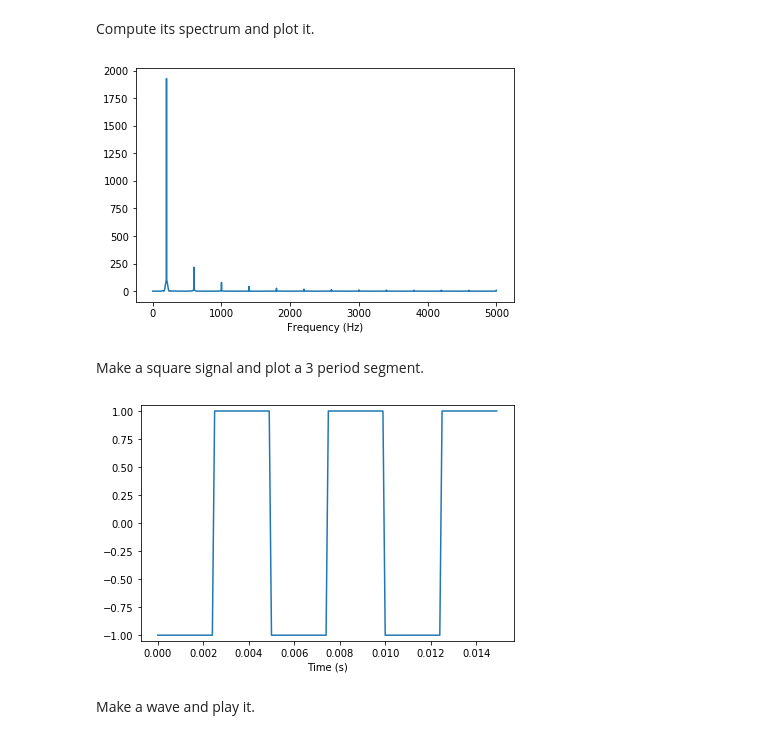
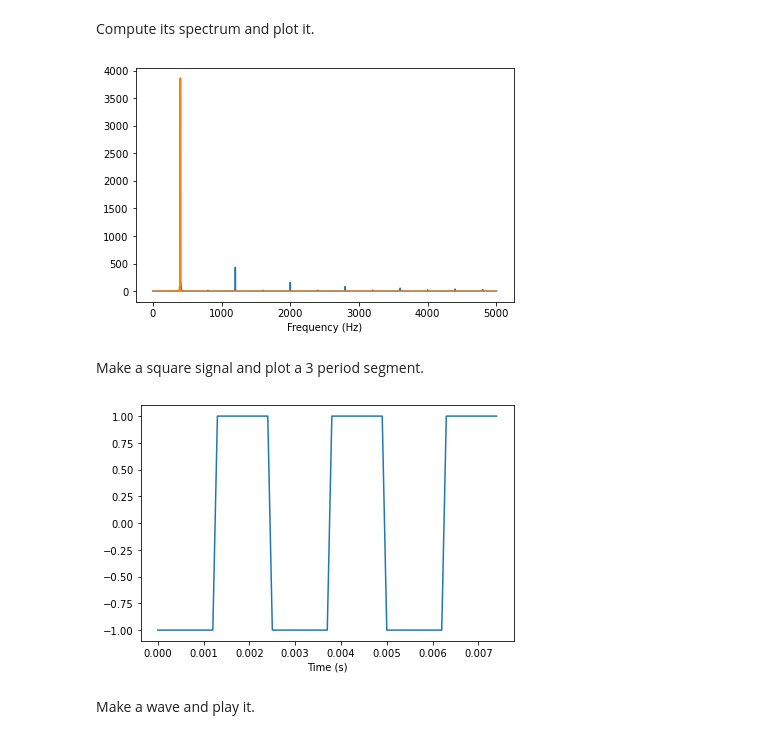
Before and after one commit to surbhit21/ThinkDSP, a Jupyter notebook: code/chap02.ipynb, the cells around one changed output. Cells and saved outputs as stored; diff of their text form; code cells hidden in the pictures.

```diff
--- a/code/chap02.ipynb
+++ b/code/chap02.ipynb
@@ -42,20 +42,23 @@ Compute its spectrum and plot it.
 spectrum = wave.make_spectrum()
 spectrum.plot()
 decorate(xlabel='Frequency (Hz)')
+
+spectrum.low_pass(400)
+spectrum.plot()
 # %% [output]
-[figure, old version]
+[figure, new version]
 # %% [markdown]
 Make a square signal and plot a 3 period segment.
 # %%
 from thinkdsp import SquareSignal
 
-signal = SquareSignal(200)
+signal = SquareSignal(400)
 duration = signal.period*3
 segment = signal.make_wave(duration, framerate=10000)
 segment.plot()
 decorate(xlabel='Time (s)')
 # %% [output]
-[figure, old version]
+[figure, new version]
 # %% [markdown]
 Make a wave and play it.
 # %%
```
Also changed, not shown: parts of 32 cells of this notebook, 1 other file.
